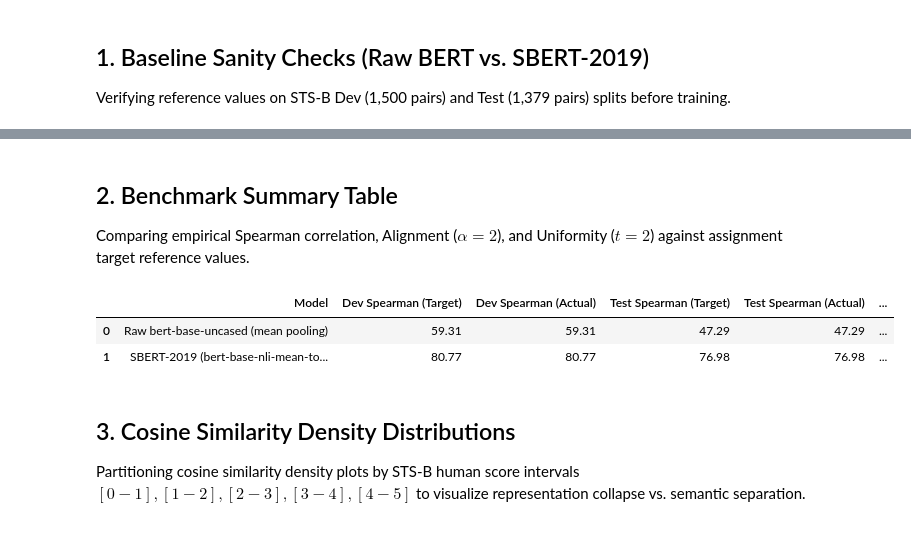
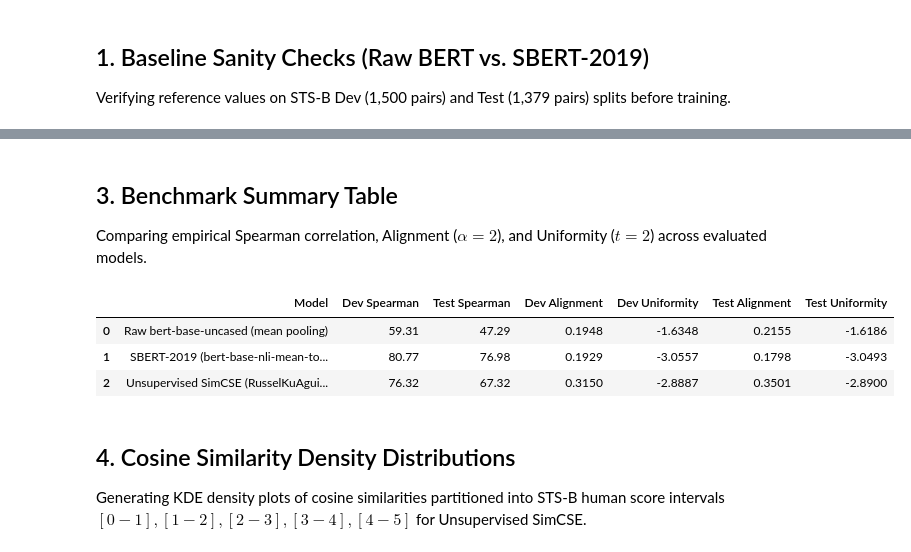
Before and after one commit to RusselKu/Sentence-embedding-model, a Jupyter notebook: evaluation_and_analysis.ipynb, the cells around one changed output, grey strips where cells are left out. Saved outputs shown, nothing was run; the diff lists cells and outputs as text; code cells hidden in the pictures.

Commit message:
feat(eval): evaluate published unsup model RusselKuAguilar/simcse-bert-uncased-unsup, update notebook and plots

```diff
--- a/evaluation_and_analysis.ipynb
+++ b/evaluation_and_analysis.ipynb
@@ -81,0 +86,7 @@ Test Spearman (x100): 76.98 | Alignment: 0.5498 | Uniformity: -3.0493
+# %%
+print(">>> Evaluating Published Unsupervised SimCSE Model...")
+unsup_results = run_evaluation(
+    model_path_or_name="RusselKuAguilar/simcse-bert-uncased-unsup",
+    model_type="st_hub",
+    output_json="runs/eval_hub_unsup.json"
+)
@@ -82,35 +107,45 @@ Test Spearman (x100): 76.98 | Alignment: 0.5498 | Uniformity: -3.0493
 # %% [markdown]
-## 2. Benchmark Summary Table
-Comparing empirical Spearman correlation, Alignment ($\alpha=2$), and Uniformity ($t=2$) against assignment target reference values.
+## 3. Benchmark Summary Table
+Comparing empirical Spearman correlation, Alignment ($\alpha=2$), and Uniformity ($t=2$) across evaluated models.
 # %%
 summary_data = [
     {
         "Model": "Raw bert-base-uncased (mean pooling)",
-        "Dev Spearman (Target)": 59.31,
-        "Dev Spearman (Actual)": raw_bert_results["dev"]["spearman"],
-        "Test Spearman (Target)": 47.29,
-        "Test Spearman (Actual)": raw_bert_results["test"]["spearman"],
+        "Dev Spearman": raw_bert_results["dev"]["spearman"],
+        "Test Spearman": raw_bert_results["test"]["spearman"],
         "Dev Alignment": raw_bert_results["dev"]["alignment"],
         "Dev Uniformity": raw_bert_results["dev"]["uniformity"],
+        "Test Alignment": raw_bert_results["test"]["alignment"],
+        "Test Uniformity": raw_bert_results["test"]["uniformity"],
     },
     {
         "Model": "SBERT-2019 (bert-base-nli-mean-tokens)",
-        "Dev Spearman (Target)": 80.77,
-        "Dev Spearman (Actual)": sbert_results["dev"]["spearman"],
-        "Test Spearman (Target)": 76.98,
-        "Test Spearman (Actual)": sbert_results["test"]["spearman"],
+        "Dev Spearman": sbert_results["dev"]["spearman"],
+        "Test Spearman": sbert_results["test"]["spearman"],
         "Dev Alignment": sbert_results["dev"]["alignment"],
         "Dev Uniformity": sbert_results["dev"]["uniformity"],
+        "Test Alignment": sbert_results["test"]["alignment"],
+        "Test Uniformity": sbert_results["test"]["uniformity"],
+    },
+    {
+        "Model": "Unsupervised SimCSE (RusselKuAguilar/simcse-bert-uncased-unsup)",
+        "Dev Spearman": unsup_results["dev"]["spearman"],
+        "Test Spearman": unsup_results["test"]["spearman"],
+        "Dev Alignment": unsup_results["dev"]["alignment"],
+        "Dev Uniformity": unsup_results["dev"]["uniformity"],
+        "Test Alignment": unsup_results["test"]["alignment"],
+        "Test Uniformity": unsup_results["test"]["uniformity"],
     }
 ]
 df_summary = pd.DataFrame(summary_data)
 df_summary
 # %% [output]
-|  | Model | Dev Spearman (Target) | Dev Spearman (Actual) | Test Spearman (Target) | Test Spearman (Actual) | ... |
-| 0 | Raw bert-base-uncased (mean pooling) | 59.31 | 59.31 | 47.29 | 47.29 | ... |
-| 1 | SBERT-2019 (bert-base-nli-mean-to... | 80.77 | 80.77 | 76.98 | 76.98 | ... |
+|  | Model | Dev Spearman | Test Spearman | Dev Alignment | Dev Uniformity | Test Alignment | Test Uniformity |
+| 0 | Raw bert-base-uncased (mean pooling) | 59.31 | 47.29 | 0.1948 | -1.6348 | 0.2155 | -1.6186 |
+| 1 | SBERT-2019 (bert-base-nli-mean-to... | 80.77 | 76.98 | 0.1929 | -3.0557 | 0.1798 | -3.0493 |
+| 2 | Unsupervised SimCSE (RusselKuAgui... | 76.32 | 67.32 | 0.3150 | -2.8887 | 0.3501 | -2.8900 |
 # %% [markdown]
-## 3. Cosine Similarity Density Distributions
-Partitioning cosine similarity density plots by STS-B human score intervals $[0-1], [1-2], [2-3], [3-4], [4-5]$ to visualize representation collapse vs. semantic separation.
+## 4. Cosine Similarity Density Distributions
+Generating KDE density plots of cosine similarities partitioned into STS-B human score intervals $[0-1], [1-2], [2-3], [3-4], [4-5]$ for Unsupervised SimCSE.
 # %%
 generate_similarity_distribution_plot(
```
Also changed, not shown: parts of 8 cells of this notebook, 4 other files.
